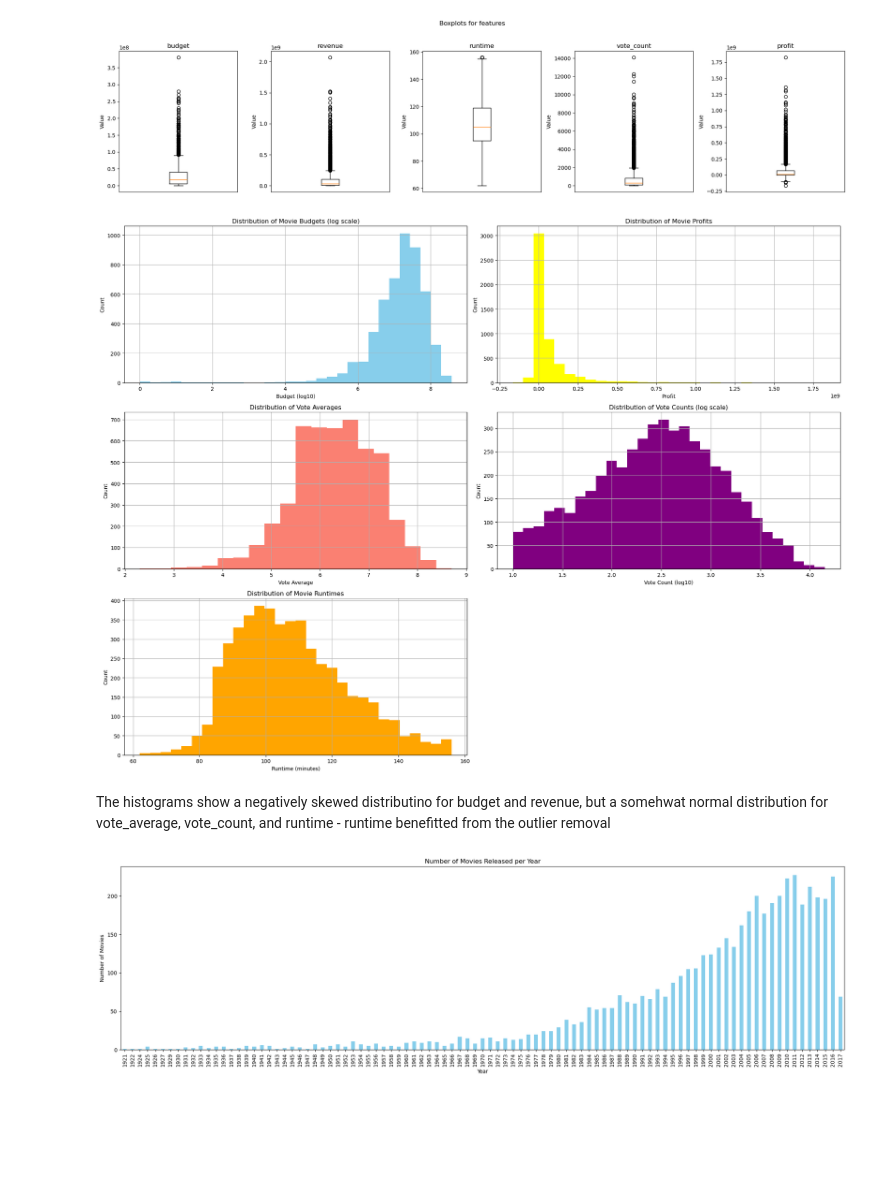
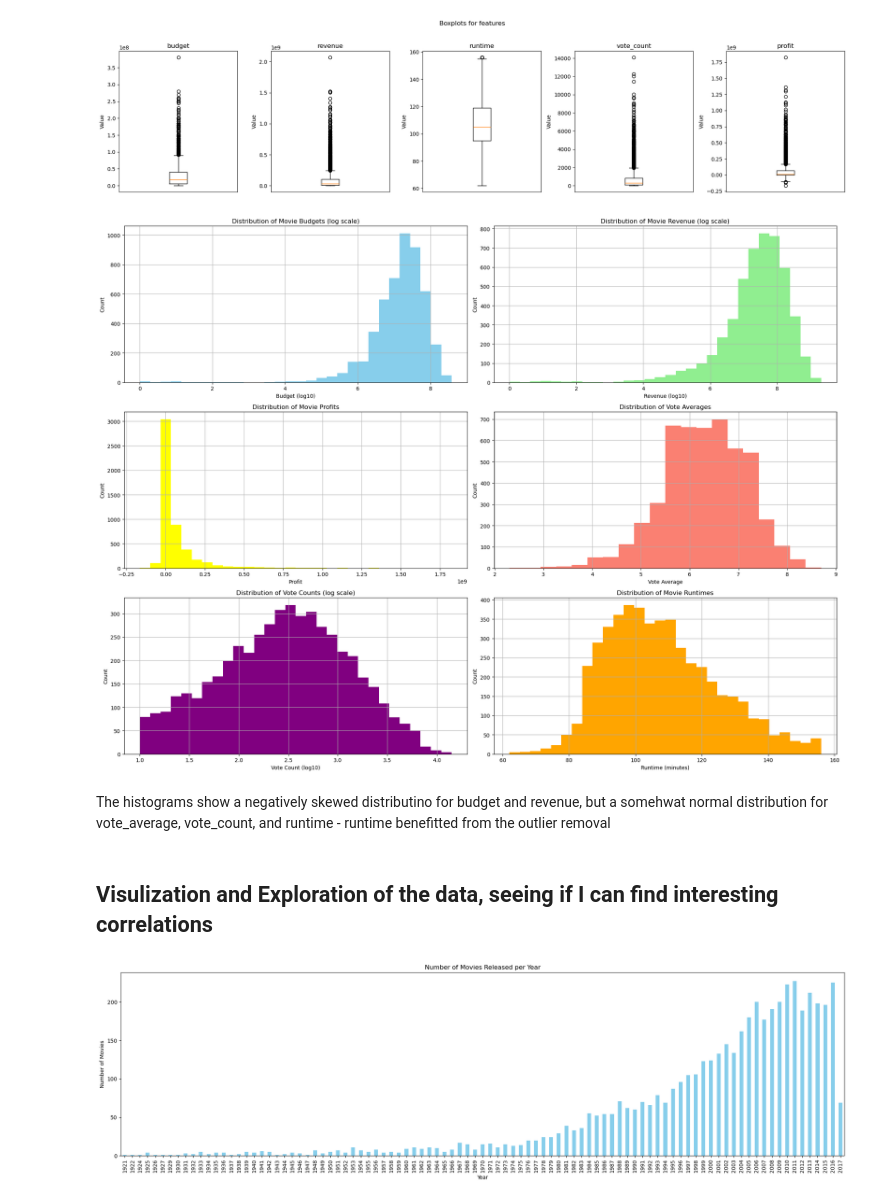
Before and after one commit to Hunkstaban/BIExamProject, a Jupyter notebook: workbooks/exploration-continued.ipynb, the cells around one changed output. Saved outputs shown, nothing was run; the diff lists cells and outputs as text; code cells hidden in the pictures; blank space fills up the shorter version.

```diff
--- a/workbooks/exploration-continued.ipynb
+++ b/workbooks/exploration-continued.ipynb
@@ -334,56 +329,55 @@ movies['budget'].apply(np.log10).hist(
 axes[0, 0].set_title('Distribution of Movie Budgets (log scale)')
 axes[0, 0].set_xlabel('Budget (log10)')
 axes[0, 0].set_ylabel('Count')
 
 # Revenue distribution (log scale)
 movies['revenue'].apply(np.log10).hist(
     bins=30, color='lightgreen', ax=axes[0, 1]
 )
 axes[0, 1].set_title('Distribution of Movie Revenue (log scale)')
 axes[0, 1].set_xlabel('Revenue (log10)')
 axes[0, 1].set_ylabel('Count')
 
-# Movie profits
+# Movie profits (linear scale)
 movies['profit'].hist(
-    bins=30, color='yellow', ax=axes[0, 1]
+    bins=30, color='yellow', ax=axes[1, 0]
 )
-axes[0, 1].set_title('Distribution of Movie Profits')
-axes[0, 1].set_xlabel('Profit')
-axes[0, 1].set_ylabel('Count')
+axes[1, 0].set_title('Distribution of Movie Profits')
+axes[1, 0].set_xlabel('Profit')
+axes[1, 0].set_ylabel('Count')
 
 # Vote average distribution
 movies['vote_average'].hist(
-    bins=20, color='salmon', ax=axes[1, 0]
+    bins=20, color='salmon', ax=axes[1, 1]
 )
-axes[1, 0].set_title('Distribution of Vote Averages')
-axes[1, 0].set_xlabel('Vote Average')
-axes[1, 0].set_ylabel('Count')
+axes[1, 1].set_title('Distribution of Vote Averages')
+axes[1, 1].set_xlabel('Vote Average')
+axes[1, 1].set_ylabel('Count')
 
 # Vote count distribution (log scale)
 movies['vote_count'].apply(np.log10).hist(
-    bins=30, color='purple', ax=axes[1, 1]
+    bins=30, color='purple', ax=axes[2, 0]
 )
-axes[1, 1].set_title('Distribution of Vote Counts (log scale)')
-axes[1, 1].set_xlabel('Vote Count (log10)')
-axes[1, 1].set_ylabel('Count')
+axes[2, 0].set_title('Distribution of Vote Counts (log scale)')
+axes[2, 0].set_xlabel('Vote Count (log10)')
+axes[2, 0].set_ylabel('Count')
 
 # Runtime distribution
 movies['runtime'].hist(
-    bins=30, color='orange', ax=axes[2, 0]
+    bins=30, color='orange', ax=axes[2, 1]
 )
-axes[2, 0].set_title('Distribution of Movie Runtimes')
-axes[2, 0].set_xlabel('Runtime (minutes)')
-axes[2, 0].set_ylabel('Count')
-
-# Hide the empty subplot (bottom right)
-axes[2, 1].axis('off')
+axes[2, 1].set_title('Distribution of Movie Runtimes')
+axes[2, 1].set_xlabel('Runtime (minutes)')
+axes[2, 1].set_ylabel('Count')
 
 plt.tight_layout()
 plt.show()
 # %% [output]
-[figure, old version]
+[figure, new version]
 # %% [markdown]
 The histograms show a negatively skewed distributino for budget and revenue, but a somehwat normal distribution for vote_average, vote_count, and runtime - runtime benefitted from the outlier removal
+# %% [markdown]
+## Visulization and Exploration of the data, seeing if I can find interesting correlations
 # %%
 # Movies per year
 plt.figure(figsize=(20, 6))
```
Also changed, not shown: parts of 34 cells of this notebook, 1 other file.
